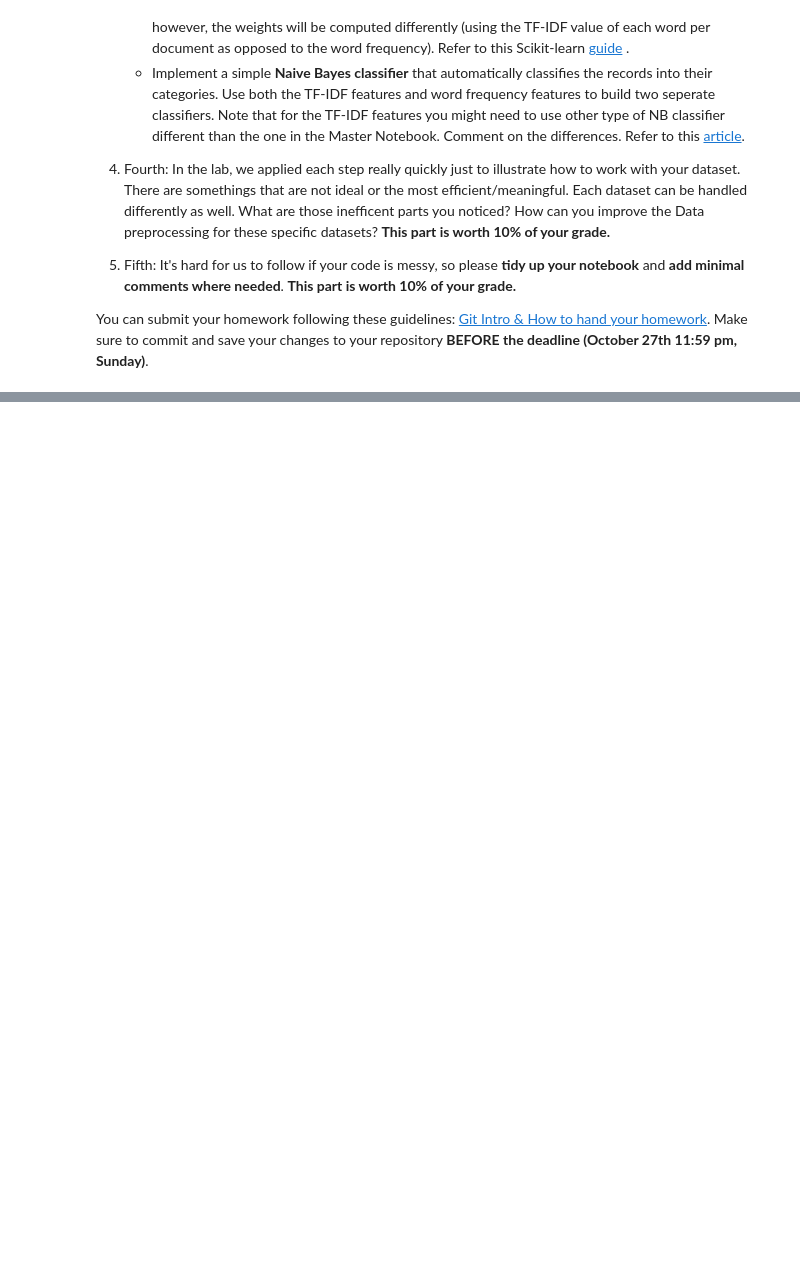
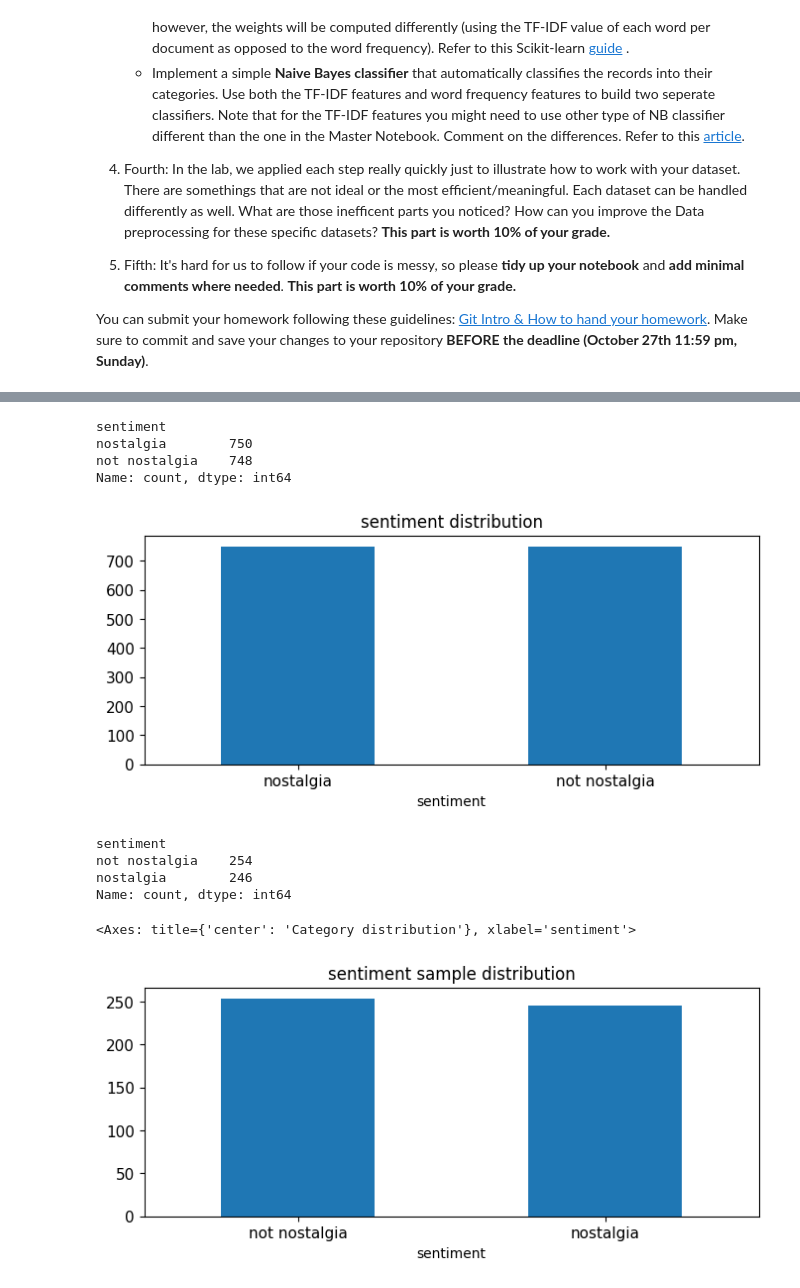
Before and after one commit to dabbie109303501/DM2024-Lab1-Homework, a Jupyter notebook: DM2024-Lab1-Homework.ipynb, the cells around one changed output, grey strips where cells are left out. Cells and saved outputs as stored; diff of their text form; code cells hidden in the pictures; blank space fills up the shorter version.

```diff
--- a/DM2024-Lab1-Homework.ipynb
+++ b/DM2024-Lab1-Homework.ipynb
@@ -525,0 +58,7 @@ for K in Ks:
+# %%
+# Converting Dictionary into Pandas Dataframe
+import pandas as pd
+df=pd.DataFrame(
+    {"sentiment":ds["train"]["sentiment"],
+     "comment":ds["train"]["comment"]})
+df
@@ -525,0 +79,5 @@ for K in Ks:
+# %%
+# Adding Columns
+sentiments=['not nostalgia','nostalgia']
+df['sentiments'] = [0 if s == sentiments[0] else 1 for s in df['sentiment']]
+df
@@ -525,0 +123,6 @@ for K in Ks:
+# %%
+# Dealing with Duplicate Data
+print(sum(df.duplicated()))
+print(df[df.duplicated()==True])
+df.drop_duplicates(keep=False, inplace=True)
+print(sum(df.duplicated()))
@@ -525,0 +137,37 @@ for K in Ks:
+# %%
+# Sampling
+df_sample = df.sample(n=500)
+df_sample[0:4]
+
+import matplotlib.pyplot as plt
+%matplotlib inline
+print(df["sentiment"].value_counts())
+df["sentiment"].value_counts().plot(kind = 'bar',
+                                    title = 'sentiment distribution',
+                                    rot = 0, fontsize = 11, figsize = (8,3))
+plt.show()
+print(df_sample["sentiment"].value_counts())
+df_sample["sentiment"].value_counts().plot(kind = 'bar',
+                                    title = 'sentiment sample distribution',
+                                    rot = 0, fontsize = 11, figsize = (8,3))
+(pd.concat({'df.category_name': df, 'df_sample.category_name':\
+            df_sample})
+   .groupby(level=0)["sentiment"].value_counts()
+   .unstack(0)
+   .sort_index(ascending=False)
+   .plot(kind = 'bar',
+        title = 'Category distribution',
+        rot = 0, fontsize = 11, figsize = (8,6))
+)
+# %% [output]
+sentiment
+nostalgia        750
+not nostalgia    748
+Name: count, dtype: int64
+[figure, added]
+sentiment
+not nostalgia    254
+nostalgia        246
+Name: count, dtype: int64
+<Axes: title={'center': 'Category distribution'}, xlabel='sentiment'>
+[figure, added]
```
Also changed, not shown: parts of 48 cells of this notebook, 3 other files.
